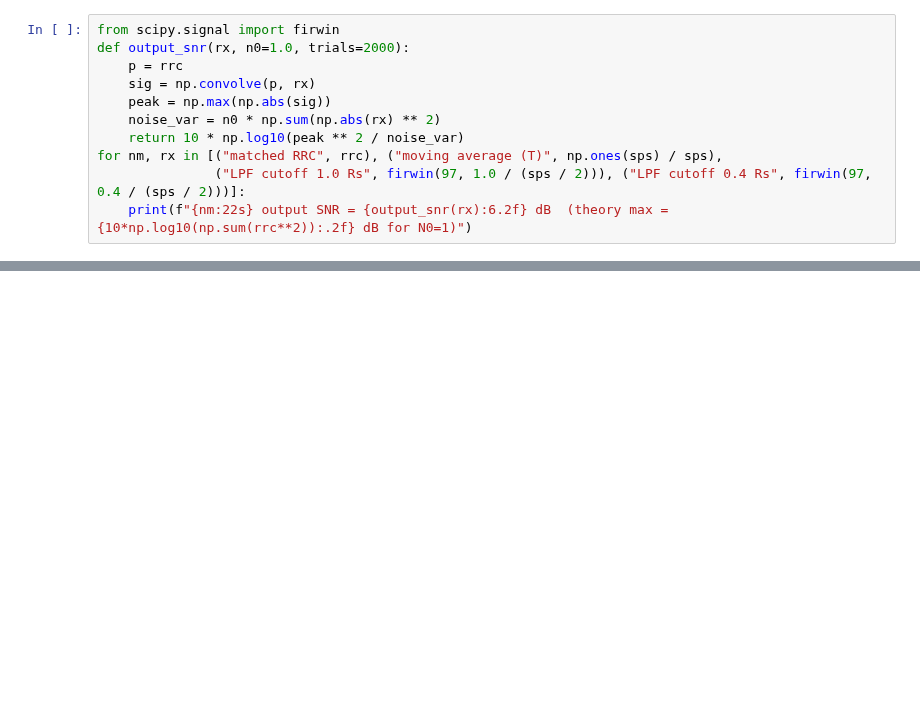
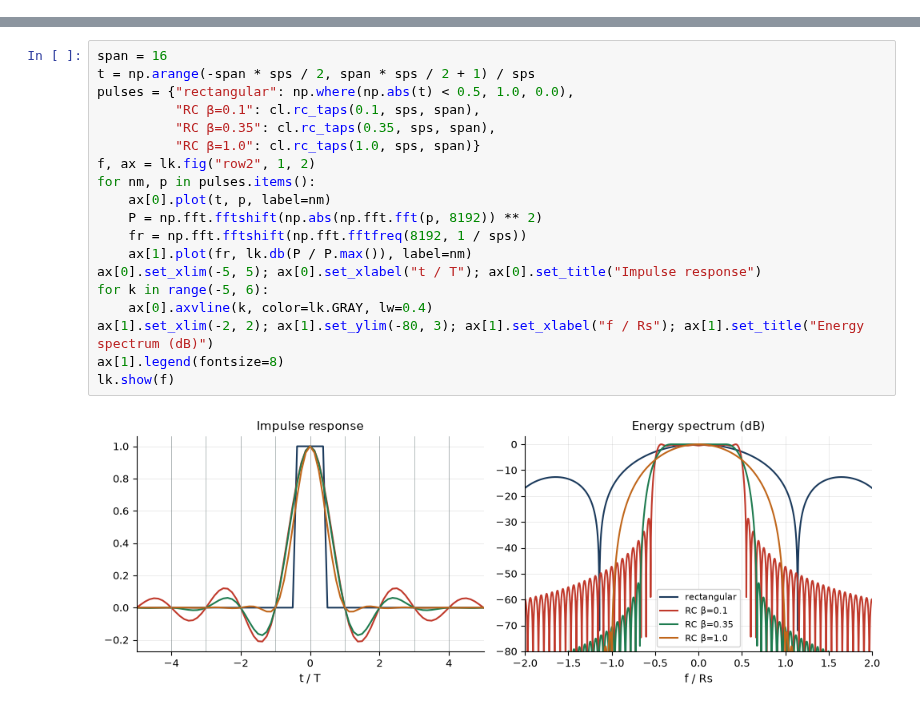
Before and after one commit to JonDuplain16/modern-digital-communications, a Jupyter notebook: moderncomms-labs/labs/lab03_pulse_shaping.ipynb, the cells around one changed output, grey strips where cells are left out. Cells and saved outputs as stored; diff of their text form; blank space fills up the shorter version.

```diff
--- a/moderncomms-labs/labs/lab03_pulse_shaping.ipynb
+++ b/moderncomms-labs/labs/lab03_pulse_shaping.ipynb
@@ -82,11 +0,0 @@ filter with a simple moving-average and a wider low-pass filter.
-# %%
-from scipy.signal import firwin
-def output_snr(rx, n0=1.0, trials=2000):
-    p = rrc
-    sig = np.convolve(p, rx)
-    peak = np.max(np.abs(sig))
-    noise_var = n0 * np.sum(np.abs(rx) ** 2)
-    return 10 * np.log10(peak ** 2 / noise_var)
-for nm, rx in [("matched RRC", rrc), ("moving average (T)", np.ones(sps) / sps),
-               ("LPF cutoff 1.0 Rs", firwin(97, 1.0 / (sps / 2))), ("LPF cutoff 0.4 Rs", firwin(97, 0.4 / (sps / 2)))]:
-    print(f"{nm:22s} output SNR = {output_snr(rx):6.2f} dB  (theory max = {10*np.log10(np.sum(rrc**2)):.2f} dB for N0=1)")
@@ -165,0 +63,21 @@ cl.ber_axes(ax, "timing offset ε (symbols)"); ax.legend(); plt.show()
+# %%
+span = 16
+t = np.arange(-span * sps / 2, span * sps / 2 + 1) / sps
+pulses = {"rectangular": np.where(np.abs(t) < 0.5, 1.0, 0.0),
+          "RC β=0.1": cl.rc_taps(0.1, sps, span),
+          "RC β=0.35": cl.rc_taps(0.35, sps, span),
+          "RC β=1.0": cl.rc_taps(1.0, sps, span)}
+f, ax = lk.fig("row2", 1, 2)
+for nm, p in pulses.items():
+    ax[0].plot(t, p, label=nm)
+    P = np.fft.fftshift(np.abs(np.fft.fft(p, 8192)) ** 2)
+    fr = np.fft.fftshift(np.fft.fftfreq(8192, 1 / sps))
+    ax[1].plot(fr, lk.db(P / P.max()), label=nm)
+ax[0].set_xlim(-5, 5); ax[0].set_xlabel("t / T"); ax[0].set_title("Impulse response")
+for k in range(-5, 6):
+    ax[0].axvline(k, color=lk.GRAY, lw=0.4)
+ax[1].set_xlim(-2, 2); ax[1].set_ylim(-80, 3); ax[1].set_xlabel("f / Rs"); ax[1].set_title("Energy spectrum (dB)")
+ax[1].legend(fontsize=8)
+lk.show(f)
+# %% [output]
+[figure, added]
```
Also changed, not shown: parts of 41 cells of this notebook, 52 other files.
